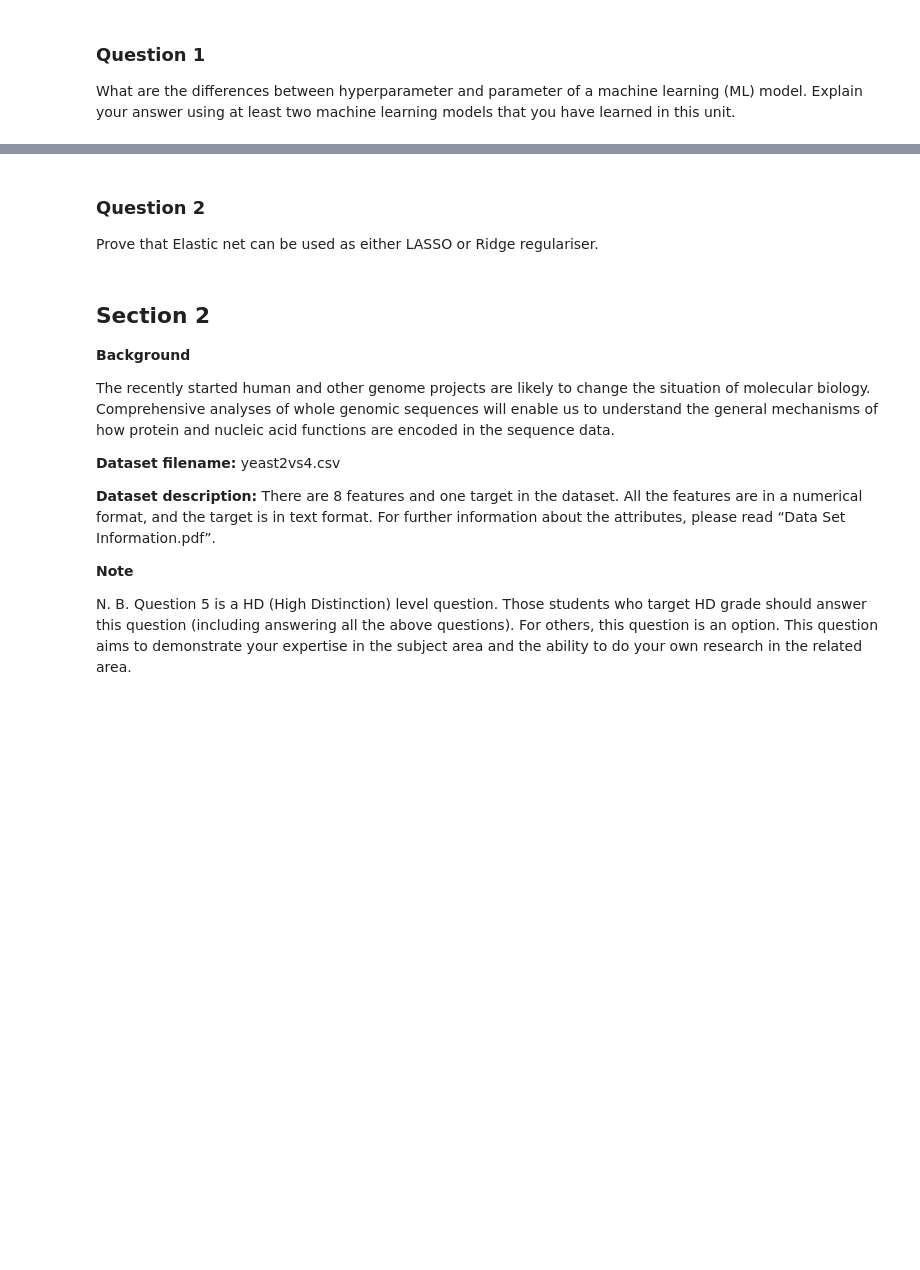
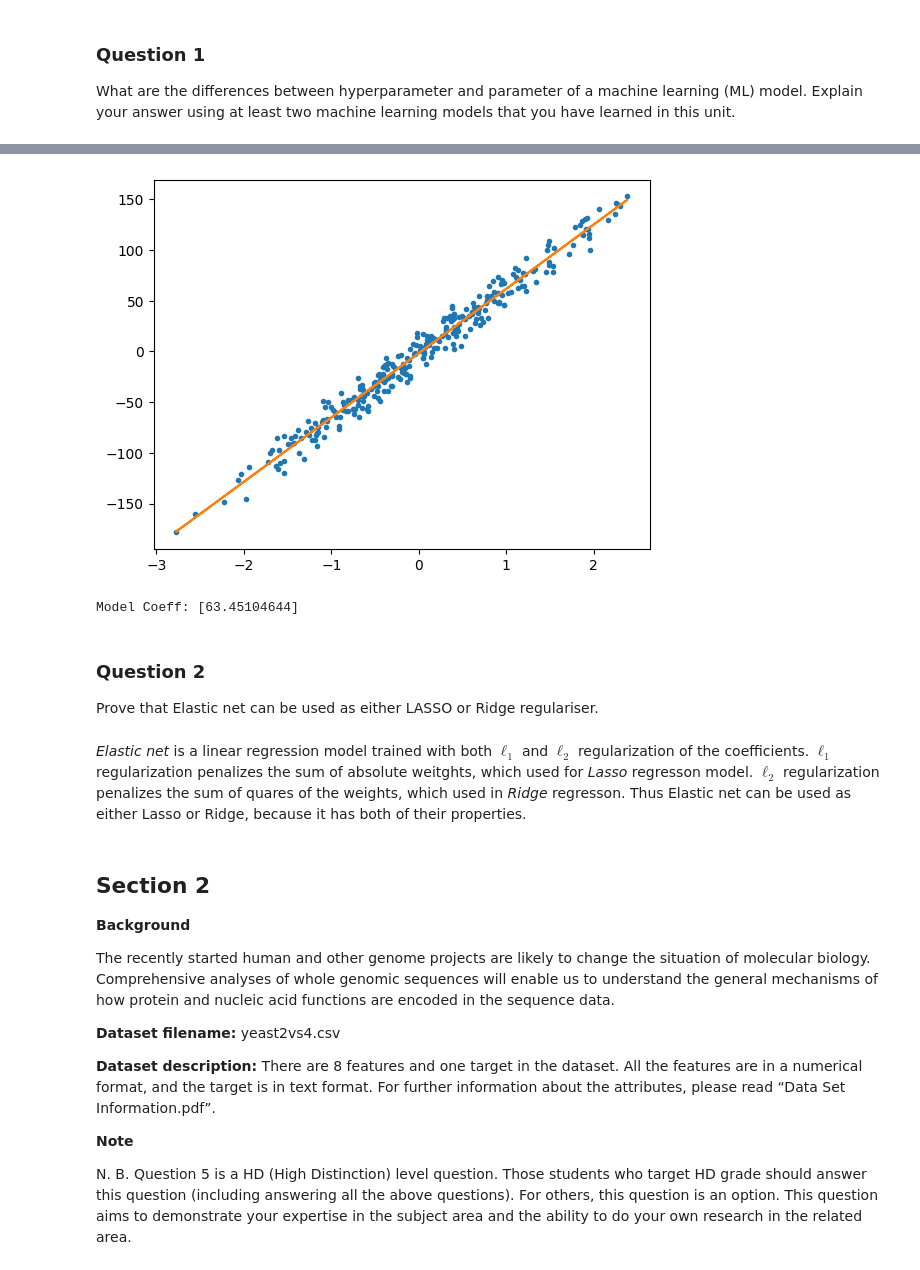
Before and after one commit to NNCT2904/SIT720-MachineLearning, a Jupyter notebook: Assignment3/Assignment3.ipynb, the cells around one changed output, grey strips where cells are left out. Saved outputs shown, nothing was run; the diff lists cells and outputs as text; code cells hidden in the pictures; blank space fills up the shorter version.

```diff
--- a/Assignment3/Assignment3.ipynb
+++ b/Assignment3/Assignment3.ipynb
@@ -21,6 +70,29 @@ Explain your answer using at least two machine learning models that you have lea
+# %%
+# Example 2: Ridge regression
+# Hyperparameter: alpha
+# Parameter: coef_
+
+ridgelr = Ridge(alpha=0.003)
+
+ridgelr.fit(X,Y)
+
+Y_pred_example_2 = ridgelr.predict(X)
+
+plt.plot(X, Y, '.', X , Y_pred_example_2, '-')
+plt.show()
+
+print(f'Model Coeff: {ridgelr.coef_}')
+# %% [output]
+[figure, added]
+Model Coeff: [63.45104644]
 # %% [markdown]
 ### Question 2
 Prove that Elastic net can be used as either LASSO or Ridge regulariser.
+# %% [markdown]
+*Elastic net* is a linear regression model trained with both $\ell_1$ and $\ell_2$ regularization of the coefficients.
+$\ell_1$ regularization penalizes the sum of absolute weitghts, which used for *Lasso* regresson model.
+$\ell_2$ regularization penalizes the sum of quares of the weights, which used in *Ridge* regresson.
+Thus Elastic net can be used as either Lasso or Ridge, because it has both of their properties.
 # %% [markdown]
 ## Section 2
 
```
Also changed, not shown: parts of 5 cells of this notebook.
